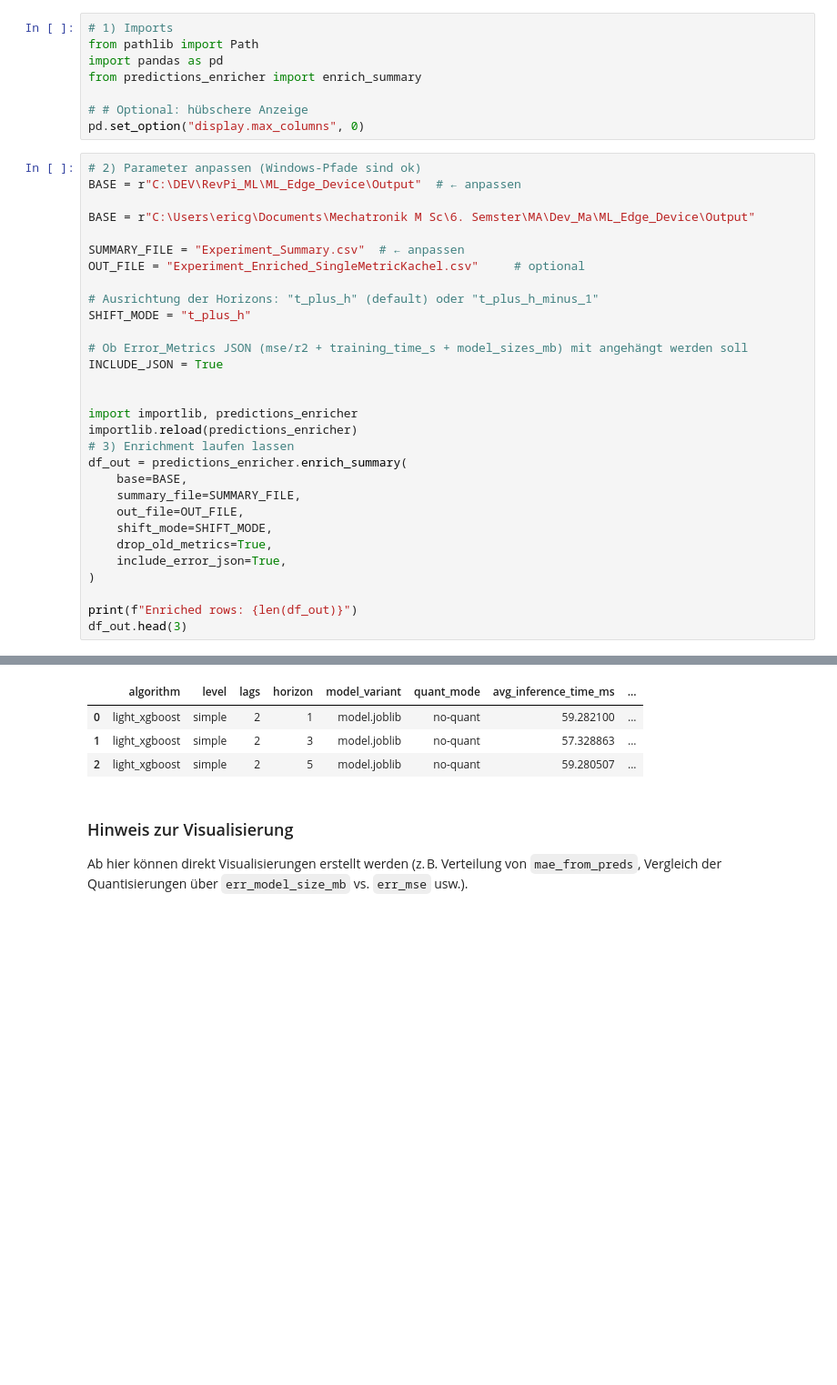
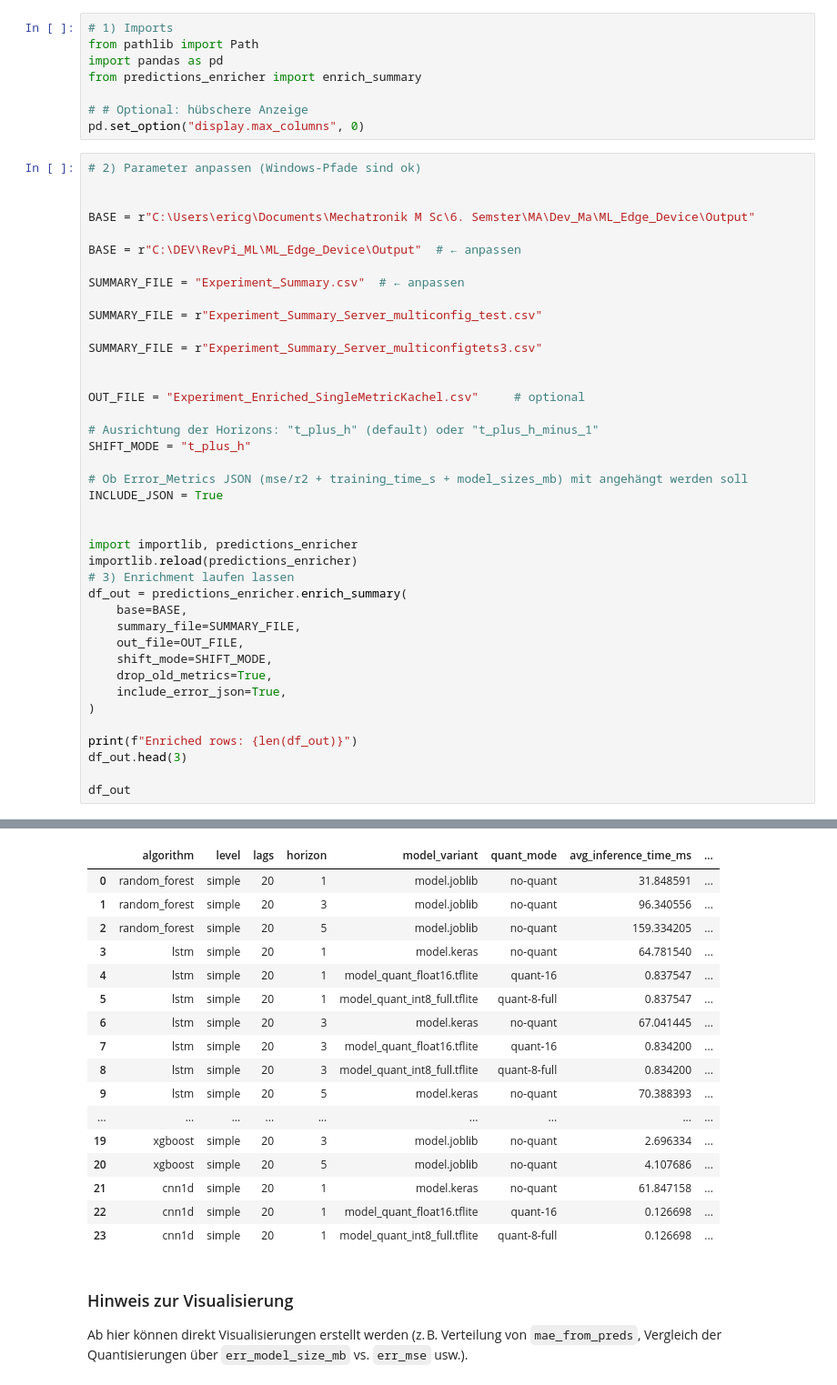
Before and after one commit to EricG99/ML_Edge_Device, a Jupyter notebook: evaluation/Experiment_Summary_Aggregator_UPDATED.ipynb, the cells around one changed output, grey strips where cells are left out. Shown at 91% size. Cells and saved outputs as stored; diff of their text form; blank space fills up the shorter version.

```diff
--- a/evaluation/Experiment_Summary_Aggregator_UPDATED.ipynb
+++ b/evaluation/Experiment_Summary_Aggregator_UPDATED.ipynb
@@ -11,11 +11,19 @@ from predictions_enricher import enrich_summary
 pd.set_option("display.max_columns", 0)
 # %%
 # 2) Parameter anpassen (Windows-Pfade sind ok)
-BASE = r"C:\DEV\RevPi_ML\ML_Edge_Device\Output"  # ← anpassen
+
 
 BASE = r"C:\Users\ericg\Documents\Mechatronik M Sc\6. Semster\MA\Dev_Ma\ML_Edge_Device\Output"
 
+BASE = r"C:\DEV\RevPi_ML\ML_Edge_Device\Output"  # ← anpassen
+
 SUMMARY_FILE = "Experiment_Summary.csv"  # ← anpassen
+
+SUMMARY_FILE = r"Experiment_Summary_Server_multiconfig_test.csv"
+
+SUMMARY_FILE = r"Experiment_Summary_Server_multiconfigtets3.csv"
+
+
 OUT_FILE = "Experiment_Enriched_SingleMetricKachel.csv"     # optional
 
 # Ausrichtung der Horizons: "t_plus_h" (default) oder "t_plus_h_minus_1"
@@ -39,4 +47,6 @@ df_out = predictions_enricher.enrich_summary(
 
 print(f"Enriched rows: {len(df_out)}")
 df_out.head(3)
+
+df_out
 # %% [output]
@@ -45,7 +55,20 @@ Enriched rows: 31
 |  | algorithm | level | lags | horizon | model_variant | quant_mode | avg_inference_time_ms | ... |
-| 0 | light_xgboost | simple | 2 | 1 | model.joblib | no-quant | 59.282100 | ... |
-| 1 | light_xgboost | simple | 2 | 3 | model.joblib | no-quant | 57.328863 | ... |
-| 2 | light_xgboost | simple | 2 | 5 | model.joblib | no-quant | 59.280507 | ... |
+| 0 | random_forest | simple | 20 | 1 | model.joblib | no-quant | 31.848591 | ... |
+| 1 | random_forest | simple | 20 | 3 | model.joblib | no-quant | 96.340556 | ... |
+| 2 | random_forest | simple | 20 | 5 | model.joblib | no-quant | 159.334205 | ... |
+| 3 | lstm | simple | 20 | 1 | model.keras | no-quant | 64.781540 | ... |
+| 4 | lstm | simple | 20 | 1 | model_quant_float16.tflite | quant-16 | 0.837547 | ... |
+| 5 | lstm | simple | 20 | 1 | model_quant_int8_full.tflite | quant-8-full | 0.837547 | ... |
+| 6 | lstm | simple | 20 | 3 | model.keras | no-quant | 67.041445 | ... |
+| 7 | lstm | simple | 20 | 3 | model_quant_float16.tflite | quant-16 | 0.834200 | ... |
+| 8 | lstm | simple | 20 | 3 | model_quant_int8_full.tflite | quant-8-full | 0.834200 | ... |
+| 9 | lstm | simple | 20 | 5 | model.keras | no-quant | 70.388393 | ... |
+| ... | ... | ... | ... | ... | ... | ... | ... | ... |
+| 19 | xgboost | simple | 20 | 3 | model.joblib | no-quant | 2.696334 | ... |
+| 20 | xgboost | simple | 20 | 5 | model.joblib | no-quant | 4.107686 | ... |
+| 21 | cnn1d | simple | 20 | 1 | model.keras | no-quant | 61.847158 | ... |
+| 22 | cnn1d | simple | 20 | 1 | model_quant_float16.tflite | quant-16 | 0.126698 | ... |
+| 23 | cnn1d | simple | 20 | 1 | model_quant_int8_full.tflite | quant-8-full | 0.126698 | ... |
 # %% [markdown]
 ### Hinweis zur Visualisierung
 Ab hier können direkt Visualisierungen erstellt werden (z. B. Verteilung von `mae_from_preds`, Vergleich der Quantisierungen über `err_model_size_mb` vs. `err_mse` usw.).
```
Also changed, not shown: parts of 1 cell of this notebook, 6 other files.
